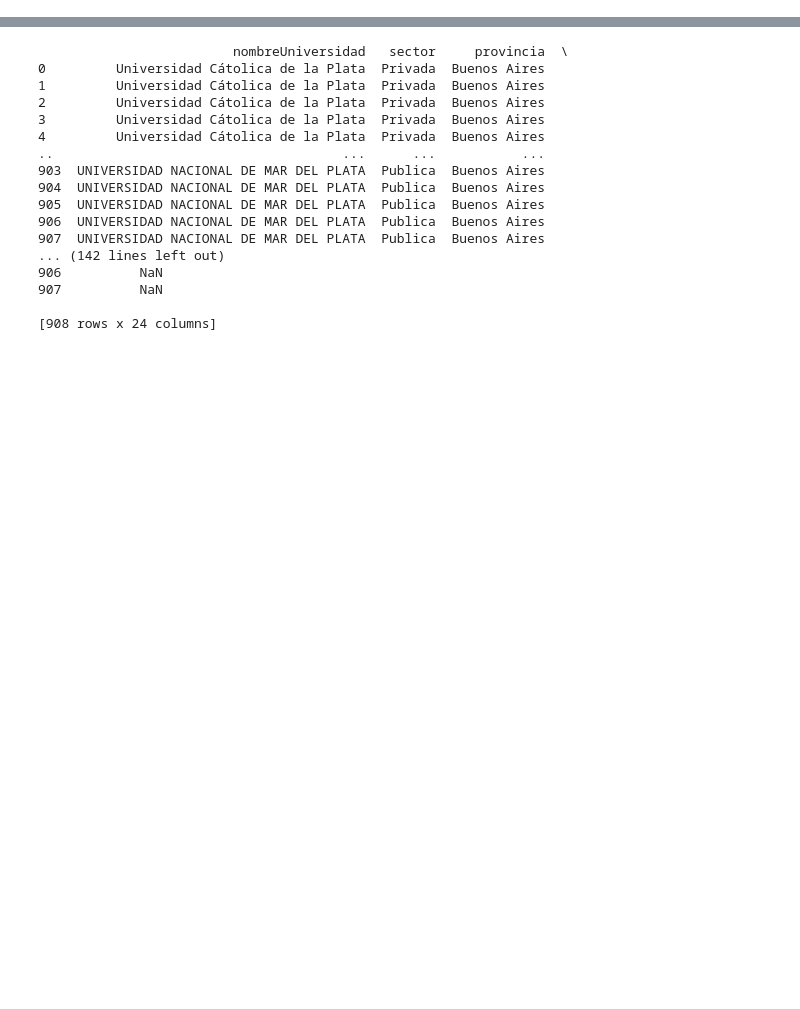
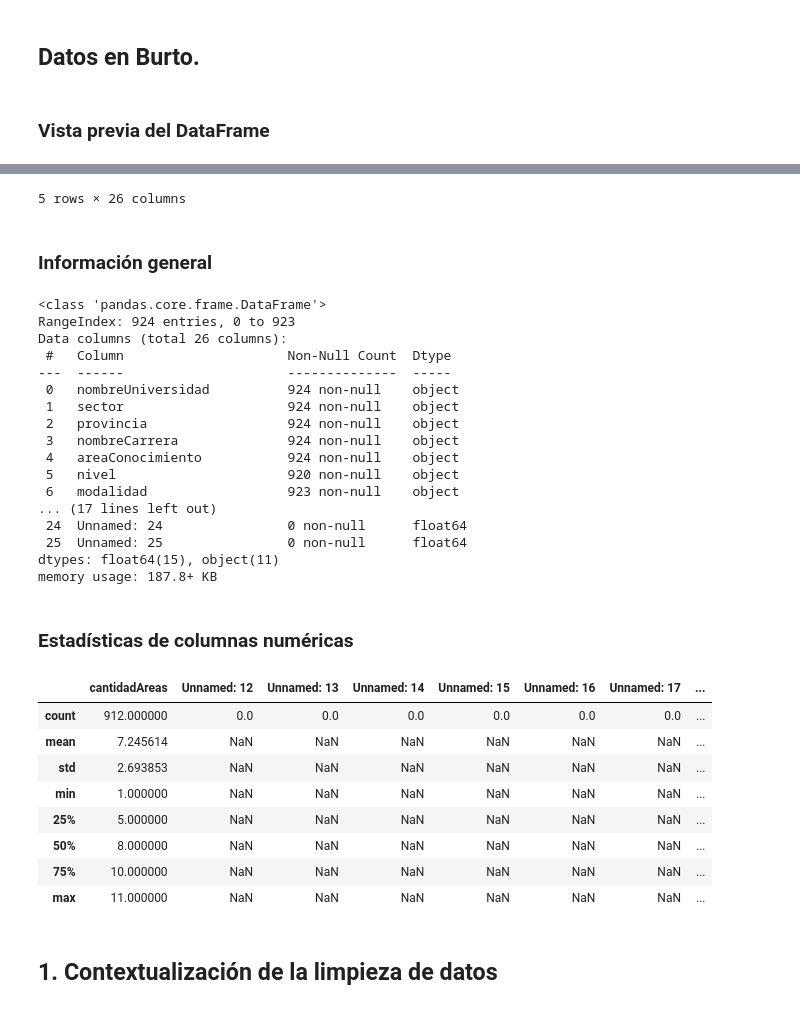
Before and after one commit to Nico0626/Analista-de-datos, a Jupyter notebook: Documentacion/limpieza.ipynb, the cells around one changed output, grey strips where cells are left out. Cells and saved outputs as stored; diff of their text form; code cells hidden in the pictures; blank space fills up the shorter version.

```diff
--- a/Documentacion/limpieza.ipynb
+++ b/Documentacion/limpieza.ipynb
@@ -3,3 +7,5 @@
+# %% [markdown]
+## Datos en Burto.
 # %%
 import pandas as pd
 from IPython.display import Markdown, display
@@ -10,9 +16,13 @@ sheet_name = 'Hoja1'
 url = f'https://docs.google.com/spreadsheets/d/{sheet_id}/gviz/tq?tqx=out:csv&sheet={sheet_name}'
 
 df = pd.read_csv(url)
+display(Markdown("### Vista previa del DataFrame"))
+display(df.head())
 
-df = df.drop(columns=["observaciones"])
-df = df.drop(columns=["porcentajeOfertaVirtual"])
+display(Markdown("### Información general"))
+df.info()
 
-print(df)
+display(Markdown("### Estadísticas de columnas numéricas"))
+df.describe()
 # %% [output]
+### Vista previa del DataFrame
@@ -19,17 +35,31 @@ print(df)
-                         nombreUniversidad   sector     provincia  \
-0         Universidad Cátolica de la Plata  Privada  Buenos Aires
-1         Universidad Cátolica de la Plata  Privada  Buenos Aires
-2         Universidad Cátolica de la Plata  Privada  Buenos Aires
-3         Universidad Cátolica de la Plata  Privada  Buenos Aires
-4         Universidad Cátolica de la Plata  Privada  Buenos Aires
-..                                     ...      ...           ...
-903  UNIVERSIDAD NACIONAL DE MAR DEL PLATA  Publica  Buenos Aires
-904  UNIVERSIDAD NACIONAL DE MAR DEL PLATA  Publica  Buenos Aires
-905  UNIVERSIDAD NACIONAL DE MAR DEL PLATA  Publica  Buenos Aires
-906  UNIVERSIDAD NACIONAL DE MAR DEL PLATA  Publica  Buenos Aires
-907  UNIVERSIDAD NACIONAL DE MAR DEL PLATA  Publica  Buenos Aires
-... (142 lines left out)
-906          NaN
-907          NaN
-
-[908 rows x 24 columns]
+5 rows × 26 columns
+### Información general
+<class 'pandas.core.frame.DataFrame'>
+RangeIndex: 924 entries, 0 to 923
+Data columns (total 26 columns):
+ #   Column                     Non-Null Count  Dtype
+---  ------                     --------------  -----
+ 0   nombreUniversidad          924 non-null    object
+ 1   sector                     924 non-null    object
+ 2   provincia                  924 non-null    object
+ 3   nombreCarrera              924 non-null    object
+ 4   areaConocimiento           924 non-null    object
+ 5   nivel                      920 non-null    object
+ 6   modalidad                  923 non-null    object
+... (17 lines left out)
+ 24  Unnamed: 24                0 non-null      float64
+ 25  Unnamed: 25                0 non-null      float64
+dtypes: float64(15), object(11)
+memory usage: 187.8+ KB
+### Estadísticas de columnas numéricas
+|  | cantidadAreas | Unnamed: 12 | Unnamed: 13 | Unnamed: 14 | Unnamed: 15 | Unnamed: 16 | Unnamed: 17 | ... |
+| count | 912.000000 | 0.0 | 0.0 | 0.0 | 0.0 | 0.0 | 0.0 | ... |
+| mean | 7.245614 | NaN | NaN | NaN | NaN | NaN | NaN | ... |
+| std | 2.693853 | NaN | NaN | NaN | NaN | NaN | NaN | ... |
+| min | 1.000000 | NaN | NaN | NaN | NaN | NaN | NaN | ... |
+| 25% | 5.000000 | NaN | NaN | NaN | NaN | NaN | NaN | ... |
+| 50% | 8.000000 | NaN | NaN | NaN | NaN | NaN | NaN | ... |
+| 75% | 10.000000 | NaN | NaN | NaN | NaN | NaN | NaN | ... |
+| max | 11.000000 | NaN | NaN | NaN | NaN | NaN | NaN | ... |
+# %% [markdown]
+## 1. Contextualización de la limpieza de datos
```
Also changed, not shown: parts of 27 cells of this notebook.
